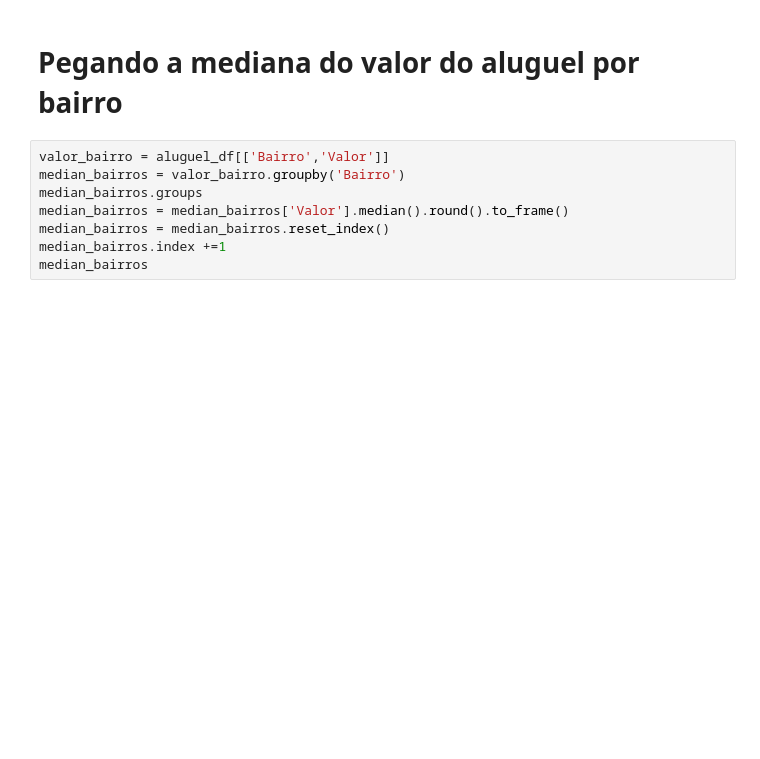
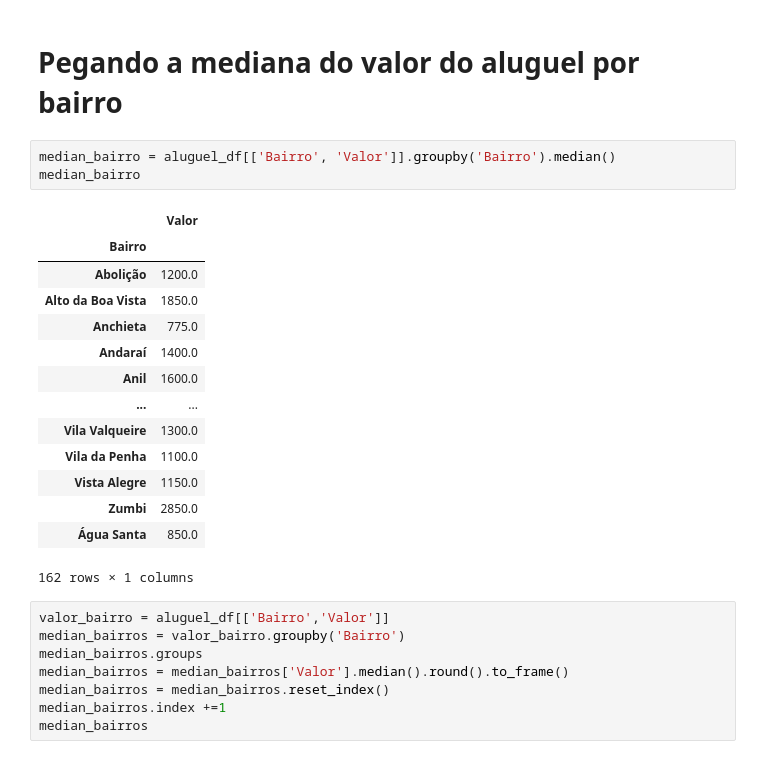
Before and after one commit to alexandrepino/Analise-de-Dados-com-o-Pandas, a Jupyter notebook: Imoveis-Aluguel/imoveis_aluguel.ipynb, the cells around one changed output. Cells and saved outputs as stored; diff of their text form; blank space fills up the shorter version.

Commit message:
Corrigindo a tabela de mediana

```diff
--- a/Imoveis-Aluguel/imoveis_aluguel.ipynb
+++ b/Imoveis-Aluguel/imoveis_aluguel.ipynb
@@ -49,6 +49,24 @@ maiores_alugueis
 162 rows × 1 columns
 # %% [markdown]
 # Pegando a mediana do valor do aluguel por bairro
+# %%
+median_bairro = aluguel_df[['Bairro', 'Valor']].groupby('Bairro').median()
+median_bairro
+# %% [output]
+|  | Valor |
+| Bairro |  |
+| Abolição | 1200.0 |
+| Alto da Boa Vista | 1850.0 |
+| Anchieta | 775.0 |
+| Andaraí | 1400.0 |
+| Anil | 1600.0 |
+| ... | ... |
+| Vila Valqueire | 1300.0 |
+| Vila da Penha | 1100.0 |
+| Vista Alegre | 1150.0 |
+| Zumbi | 2850.0 |
+| Água Santa | 850.0 |
+162 rows × 1 columns
 # %%
 valor_bairro = aluguel_df[['Bairro','Valor']]
 median_bairros = valor_bairro.groupby('Bairro')
```
